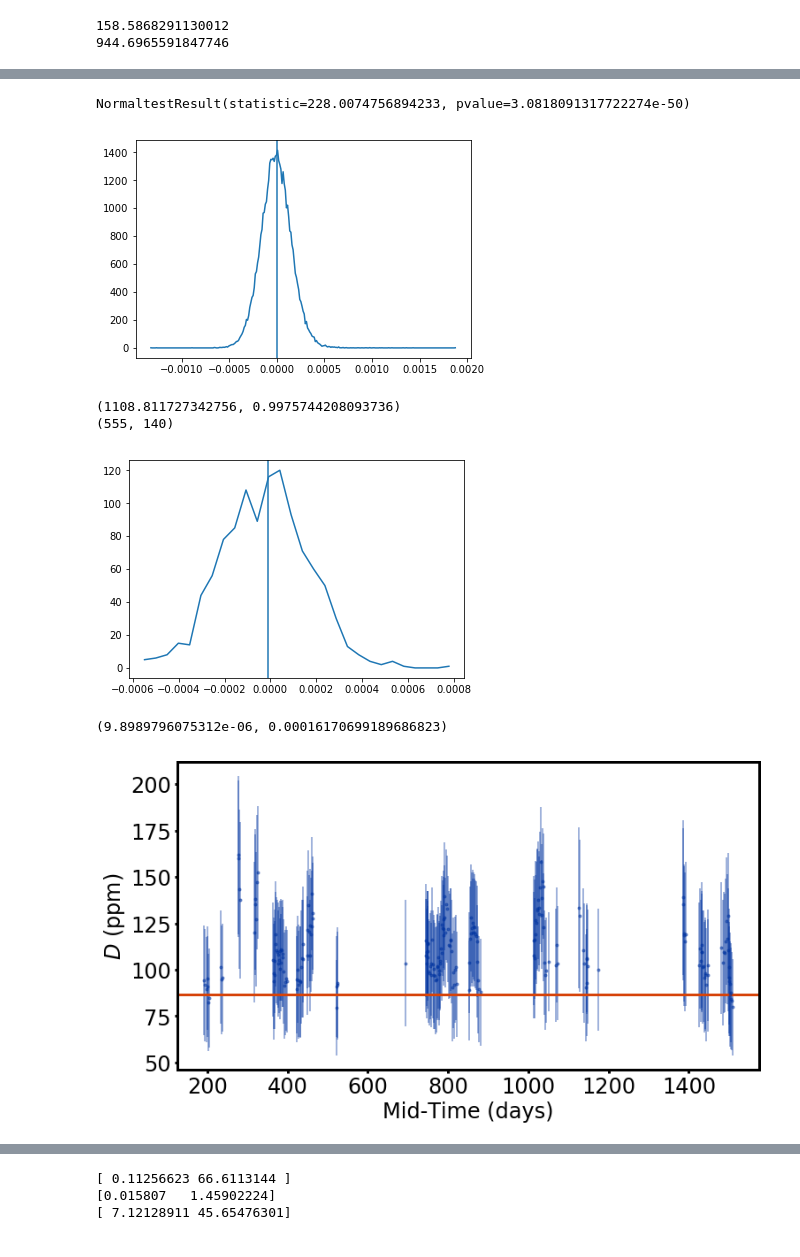
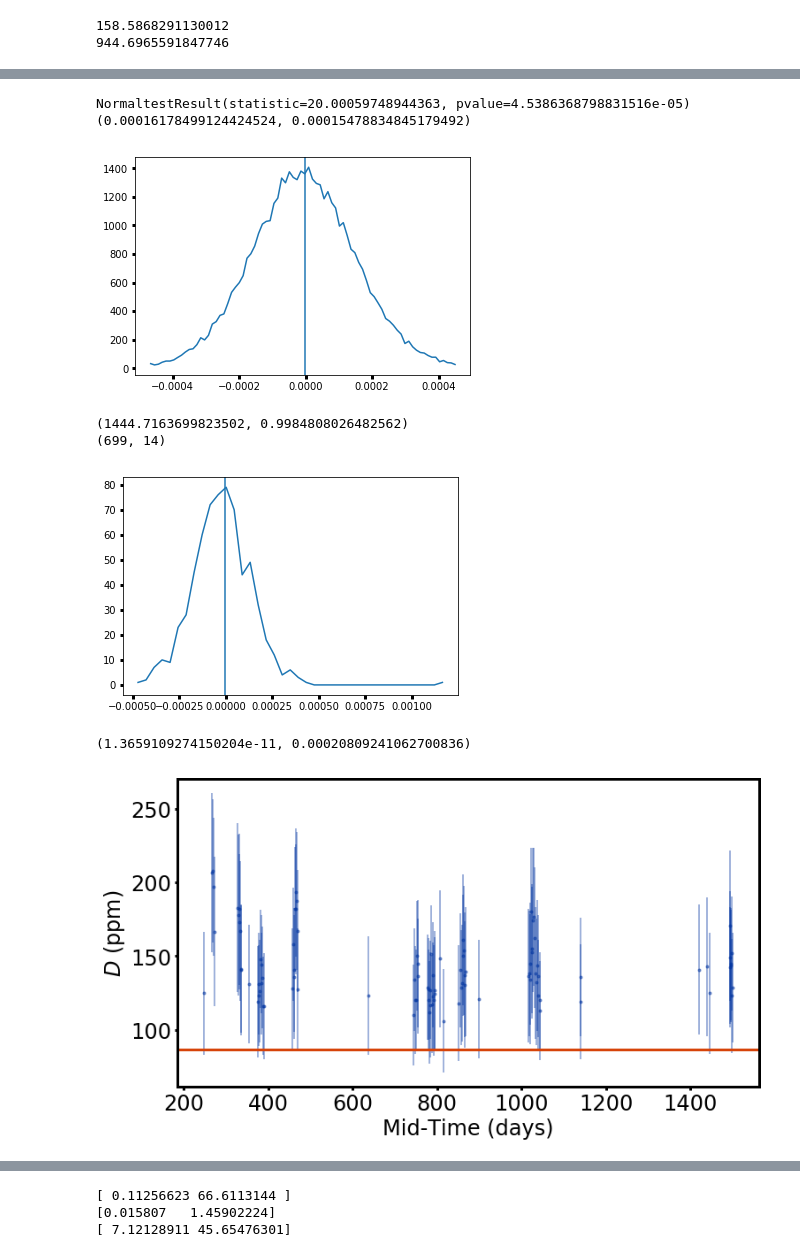
Before and after one commit to BoiseStatePlanetary/Searching-for-Variability-in-Eclipses-in-the-Kepler-Dataset, a Jupyter notebook: code/Analyzing_Kepler76b_with_LM.ipynb, the cells around one changed output, grey strips where cells are left out. Drawn from its saved outputs; the diff is of its cells as text; code cells hidden in the pictures.

```diff
--- a/code/Analyzing_Kepler76b_with_LM.ipynb
+++ b/code/Analyzing_Kepler76b_with_LM.ipynb
@@ -396,19 +403,21 @@ third_resid = data - fit_eclipse_and_BEER_signals(time, *new_BEER_popt)
 med = np.median(third_resid)
 md = mad(third_resid)
 
-hst, bin_edges = np.histogram(third_resid, bins='auto')
+ind = np.abs(third_resid - med) < 3.*md
+print(normaltest(third_resid[ind]))
+
+hst, bin_edges = np.histogram(third_resid[ind], bins='auto')
 plt.plot(bin_edges[:-1], hst)
 plt.axvline(np.median(third_resid))
 #plt.xlim([-10*md, 10.*md])
 
-ind = np.abs(third_resid - med) < 5.*md
-print(normaltest(third_resid[ind]))
-
-#binned_time, binned_resid, binned_err = bindata(time, resid, 1./60./24.)
-#plt.plot(binned_time, binned_resid, 'b.')
+N = float(len(third_resid))
+M = float(len(new_BEER_popt))
+print(np.sqrt(np.sum(third_resid**2)/(N - M)), md)
 # %% [output]
-NormaltestResult(statistic=228.0074756894233, pvalue=3.0818091317722274e-50)
+NormaltestResult(statistic=20.00059748944363, pvalue=4.5386368798831516e-05)
+(0.00016178499124424524, 0.00015478834845179492)
-[figure, old version]
+[figure, new version]
 # %%
 # Fitting eclipses and BEER signals together
 def fit_eclipse_and_BEER_signals_fixed_beam(time, baseline, eclipse_depth, Aellip, Aplanet, phase_shift,
@@ -489,11 +498,11 @@ def fit_eclipse_and_BEER_signals_fixed_beam_ellip(time, baseline, eclipse_depth,
 
 # fig = plt.figure(figsize=(10,10))
 
-num_periods_to_fold = 20.
+num_periods_to_fold = 10.
 
-orbit_times = {}
-best_fit_params = {}
-best_fit_params_uncertainties = {}
+# orbit_times = {}
+# best_fit_params = {}
+# best_fit_params_uncertainties = {}
 
 orbit_times[num_periods_to_fold] = [0.]
 
@@ -603,21 +612,21 @@ while(mx <= np.max(filtered_time) - num_periods_to_fold*ephemeris_popt[0]):
 # %%
 p_vals = np.zeros(len(resid))
 
 for i in range(len(resid)):
-    ind = np.abs(resid[i] - med) < 5.*md
+    ind = np.abs(resid[i] - med) < 3.*md
     stat, p = normaltest(resid[i][ind])
     p_vals[i] = p
 
 print(orbit_times[num_periods_to_fold][np.argmax(p_vals)], np.max(p_vals))
 hst, bin_edges = np.histogram(resid[np.argmax(p_vals)], bins='auto')
 plt.plot(bin_edges[:-1], hst)
 plt.axvline(np.median(resid[i]))
 
 print(len(p_vals[p_vals >= 1e-3]), len(p_vals[p_vals < 1e-3]))
 # %% [output]
-(1108.811727342756, 0.9975744208093736)
-(555, 140)
+(1444.7163699823502, 0.9984808026482562)
+(699, 14)
-[figure, old version]
+[figure, new version]
 # %%
 which_param = 1
 
@@ -648,5 +657,5 @@ for axis in ['top','bottom','left','right']:
 plt.tight_layout()
 #fig.savefig('eclipse-variability_20-orbs_Analyzing_Kepler76b_with_LM.png', dpi=500)
 # %% [output]
-(9.8989796075312e-06, 0.00016170699189686823)
+(1.3659109274150204e-11, 0.00020809241062700836)
-[figure, old version]
+[figure, new version]
```
Also changed, not shown: parts of 11 cells of this notebook.
